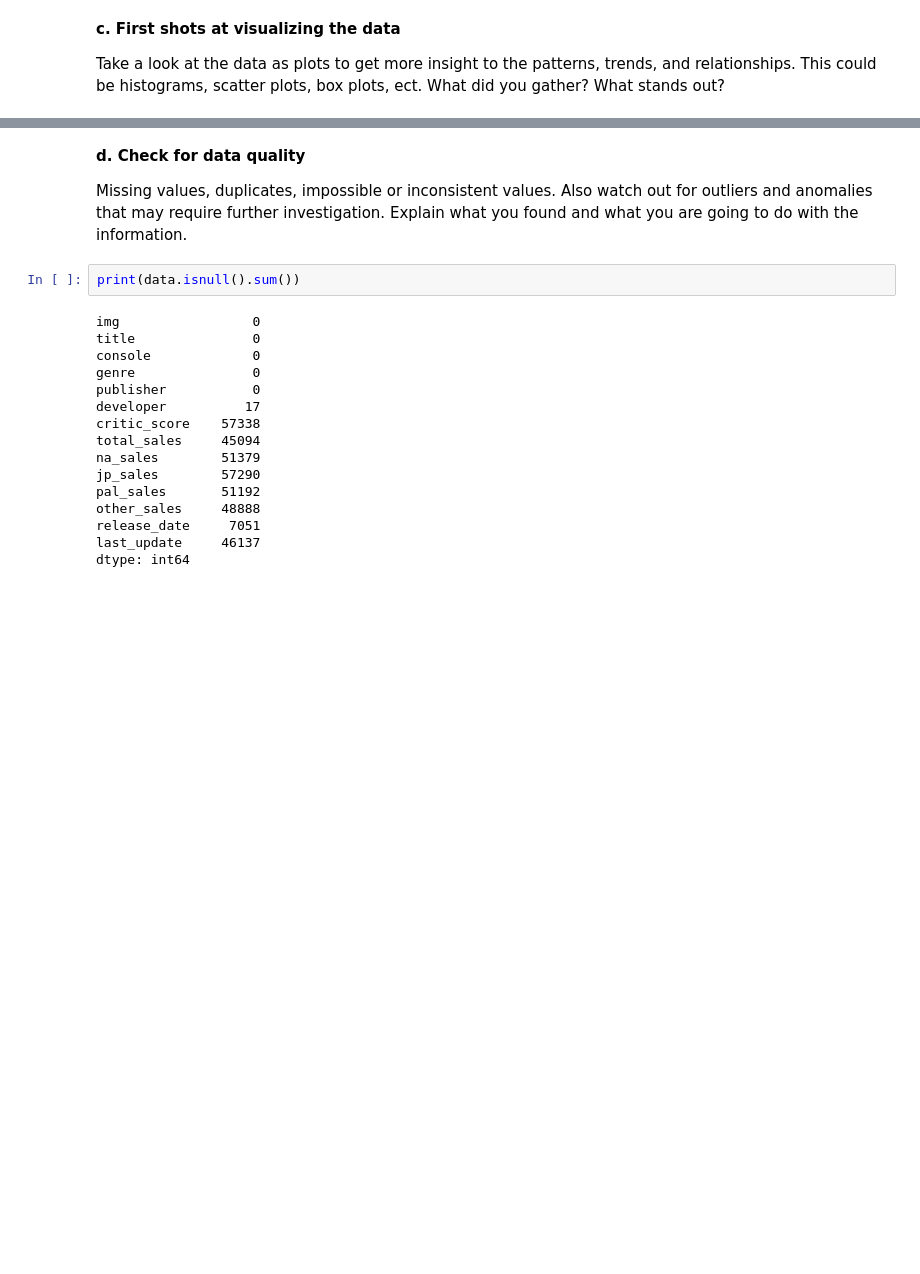
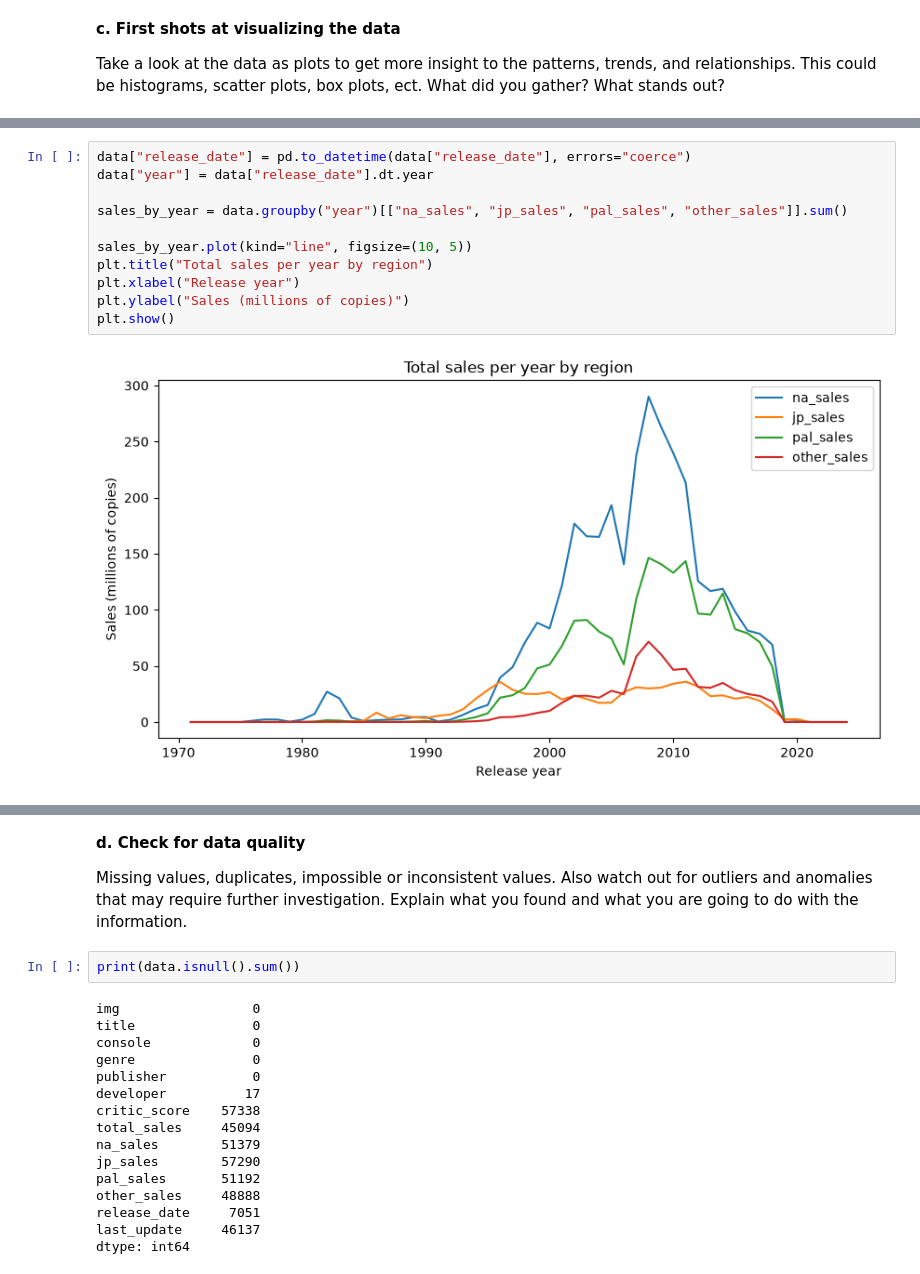
Before and after one commit to hirv7/Predicting-video-game-sales, a Jupyter notebook: HW7/IDS2026_HW07.ipynb, the cells around one changed output, grey strips where cells are left out. Cells and saved outputs as stored; diff of their text form; blank space fills up the shorter version.

```diff
--- a/HW7/IDS2026_HW07.ipynb
+++ b/HW7/IDS2026_HW07.ipynb
@@ -219,0 +239,13 @@ Take a look at the data as plots to get more insight to the patterns, trends, an
+# %%
+data["release_date"] = pd.to_datetime(data["release_date"], errors="coerce")
+data["year"] = data["release_date"].dt.year
+
+sales_by_year = data.groupby("year")[["na_sales", "jp_sales", "pal_sales", "other_sales"]].sum()
+
+sales_by_year.plot(kind="line", figsize=(10, 5))
+plt.title("Total sales per year by region")
+plt.xlabel("Release year")
+plt.ylabel("Sales (millions of copies)")
+plt.show()
+# %% [output]
+[figure, added]
```
Also changed, not shown: parts of 9 cells of this notebook.
